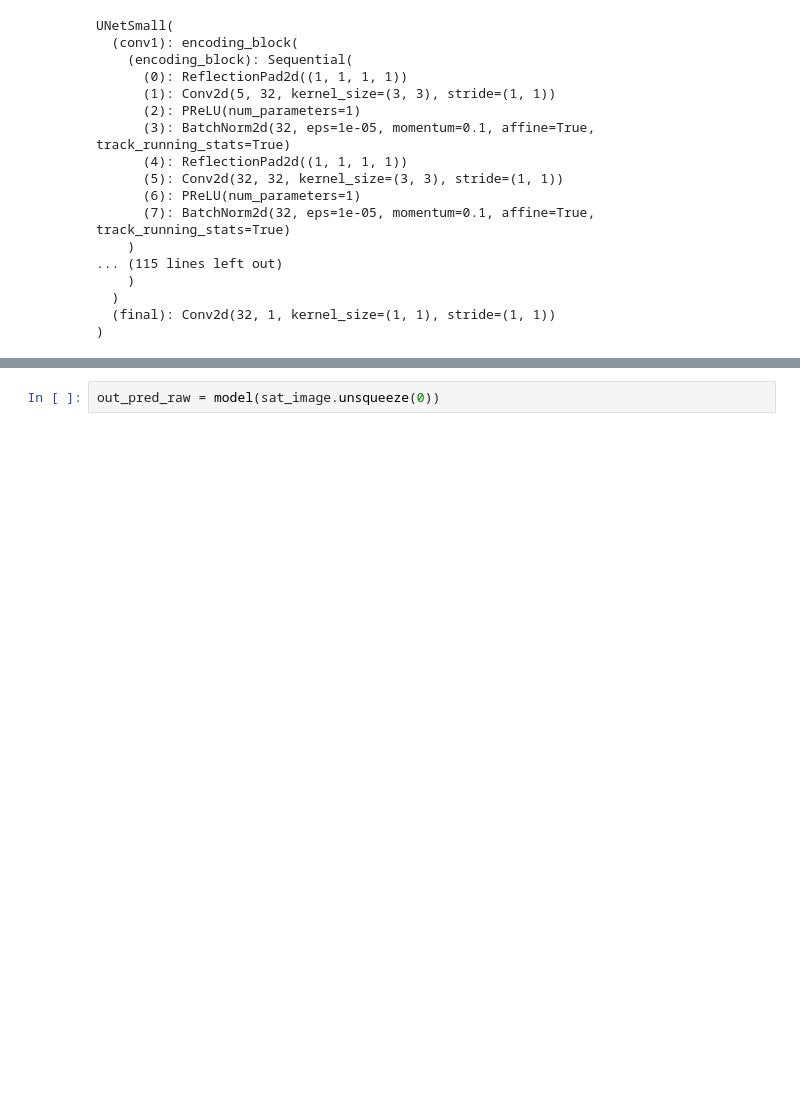
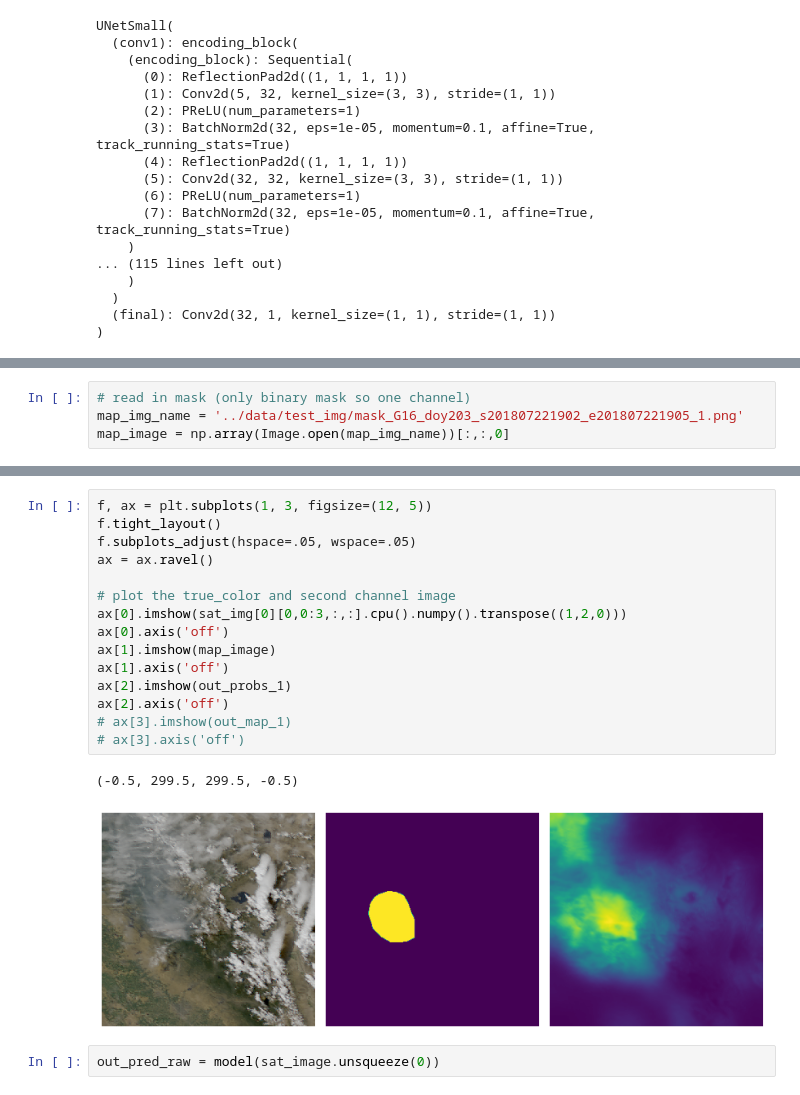
Before and after one commit to jeffwen/smoke_segmentation, a Jupyter notebook: notebooks/3-1_pytorch_network_training.ipynb, the cells around one changed output, grey strips where cells are left out. Drawn from its saved outputs; the diff is of its cells as text; blank space fills up the shorter version.

```diff
--- a/notebooks/3-1_pytorch_network_training.ipynb
+++ b/notebooks/3-1_pytorch_network_training.ipynb
@@ -194,0 +200,4 @@ UNetSmall(
+# %%
+# read in mask (only binary mask so one channel)
+map_img_name = '../data/test_img/mask_G16_doy203_s201807221902_e201807221905_1.png'
+map_image = np.array(Image.open(map_img_name))[:,:,0]
@@ -195,3 +229,21 @@ UNetSmall(
+# %%
+f, ax = plt.subplots(1, 3, figsize=(12, 5))
+f.tight_layout()
+f.subplots_adjust(hspace=.05, wspace=.05)
+ax = ax.ravel()
+
+# plot the true_color and second channel image
+ax[0].imshow(sat_img[0][0,0:3,:,:].cpu().numpy().transpose((1,2,0)))
+ax[0].axis('off')
+ax[1].imshow(map_image)
+ax[1].axis('off')
+ax[2].imshow(out_probs_1)
+ax[2].axis('off')
+# ax[3].imshow(out_map_1)
+# ax[3].axis('off')
+# %% [output]
+(-0.5, 299.5, 299.5, -0.5)
+[figure, added]
 # %%
 out_pred_raw = model(sat_image.unsqueeze(0))
 # %%
```
Also changed, not shown: parts of 7 cells of this notebook, 1 other file.
